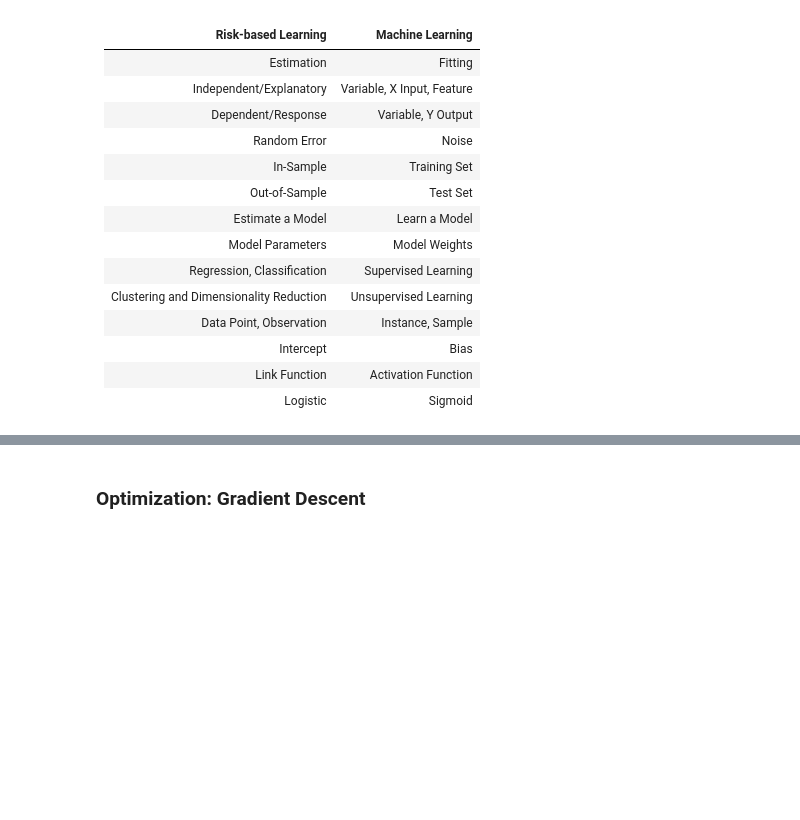
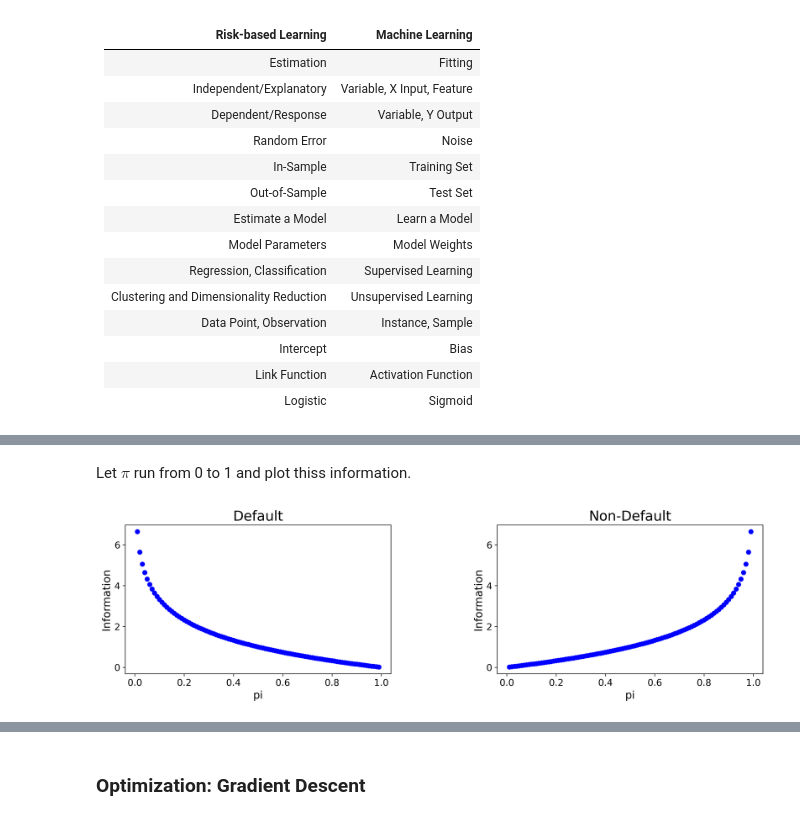
Before and after one commit to lktuan/deep_credit_risk, a Jupyter notebook: notebooks/part1_principle_of_data_learning.ipynb, the cells around one changed output, grey strips where cells are left out. Cells and saved outputs as stored; diff of their text form; code cells hidden in the pictures; blank space fills up the shorter version.

```diff
--- a/notebooks/part1_principle_of_data_learning.ipynb
+++ b/notebooks/part1_principle_of_data_learning.ipynb
@@ -1423,0 +1436,29 @@ plt.rcParams.update({'font.size': 16})
+# %%
+import math
+
+def I(pi):
+    return - math.log(pi, 2)
+# %% [markdown]
+Let $\pi$ run from 0 to 1 and plot thiss information.
+# %%
+plt.subplots_adjust(hspace=0.4, wspace=0.4)
+
+plt.subplot(221)
+plt.title('Default')
+for i in range(1, 100, 1):
+    pi = i/100
+    plt.xlabel('pi', fontsize=15)
+    plt.ylabel('Information', fontsize=15)
+    plt.tick_params(axis='both', labelsize=13)
+    plt.plot(pi, I(pi), color='blue', marker='o')
+plt.subplot(222)
+plt.title('Non-Default')
+for i in range(1, 100, 1):
+    pi = i/100
+    plt.xlabel('pi', fontsize=15)
+    plt.ylabel('Information', fontsize=15)
+    plt.tick_params(axis='both', labelsize=13)
+    plt.plot(pi, I(1-pi), color='blue', marker='o')
+plt.show()
+# %% [output]
+[figure, added]
```
Also changed, not shown: parts of 14 cells of this notebook, 1 other file.
